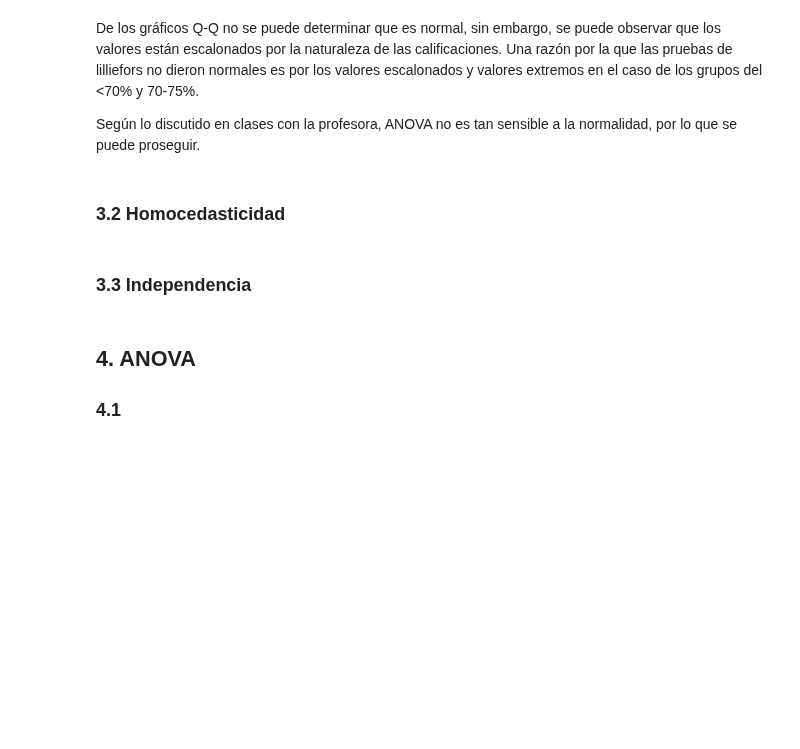
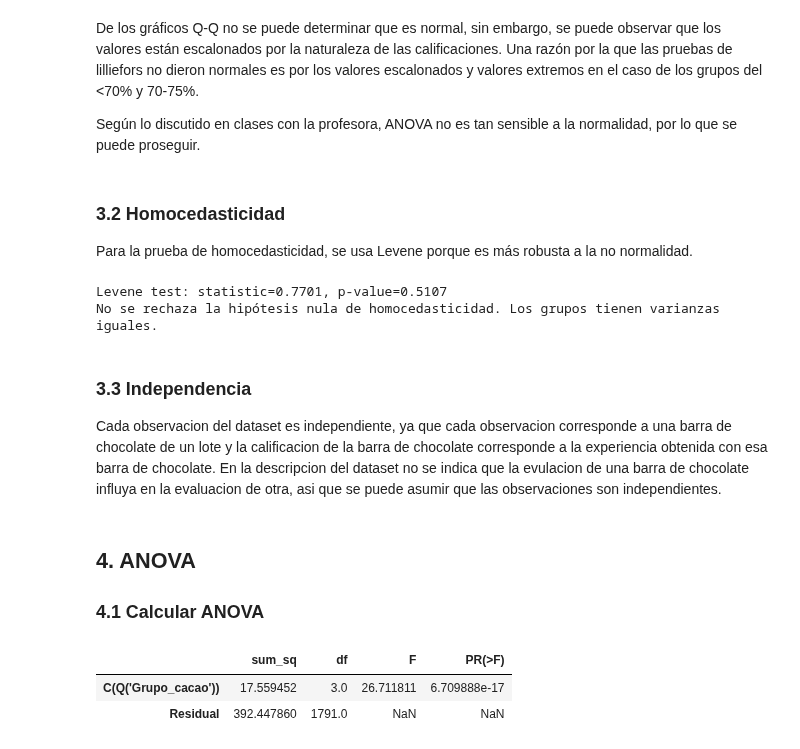
Before and after one commit to cerillo2808/Experimentos_TempName, a Jupyter notebook: AC6-ANOVA/AC6-ANOVA.ipynb, the cells around one changed output. Saved outputs shown, nothing was run; the diff lists cells and outputs as text; code cells hidden in the pictures; blank space fills up the shorter version.

Commit message:
AC6: supuestos y calculo de anova

```diff
--- a/AC6-ANOVA/AC6-ANOVA.ipynb
+++ b/AC6-ANOVA/AC6-ANOVA.ipynb
@@ -191,9 +208,45 @@ De los gráficos Q-Q no se puede determinar que es normal, sin embargo, se puede
 Según lo discutido en clases con la profesora, ANOVA no es tan sensible a la normalidad, por lo que se puede proseguir.
 # %% [markdown]
 ### 3.2 Homocedasticidad
+
+Para la prueba de homocedasticidad, se usa Levene porque es más robusta a la no normalidad.
+# %%
+# homocedasticidad con Levene con grupos
+from scipy.stats import levene
+
+levene_test = levene(grupos["<70%"], grupos["70–<75%"], grupos["75–<80%"], grupos["≥80%"])
+print(f"Levene test: statistic={levene_test.statistic:.4f}, p-value={levene_test.pvalue:.4f}")
+if levene_test.pvalue < 0.05:
+    print("Se rechaza la hipótesis nula de homocedasticidad. Los grupos no tienen varianzas iguales.")
+else:
+    print("No se rechaza la hipótesis nula de homocedasticidad. Los grupos tienen varianzas iguales.")
+# %% [output]
+Levene test: statistic=0.7701, p-value=0.5107
+No se rechaza la hipótesis nula de homocedasticidad. Los grupos tienen varianzas iguales.
 # %% [markdown]
 ### 3.3 Independencia
+
+Cada observacion del dataset es independiente, ya que cada observacion corresponde a una barra de chocolate de un lote y la calificacion de la barra de chocolate corresponde a la experiencia obtenida con esa barra de chocolate. En la descripcion del dataset no se indica que la evulacion de una barra de chocolate influya en la evaluacion de otra, asi que se puede asumir que las observaciones son independientes.
 # %% [markdown]
 ## 4. ANOVA
 
-### 4.1
+### 4.1 Calcular ANOVA
+# %%
+# prueba de ANOVA
+from scipy.stats import f_oneway
+import statsmodels.api as sm
+import statsmodels.formula.api as smf
+
+# modelo one-way ANOVA
+model = smf.ols(
+    "Rating ~ C(Q('Grupo_cacao'))",
+    data=datos
+).fit()
+
+anova = sm.stats.anova_lm(model, typ=2)
+
+anova
+# %% [output]
+|  | sum_sq | df | F | PR(>F) |
+| C(Q('Grupo_cacao')) | 17.559452 | 3.0 | 26.711811 | 6.709888e-17 |
+| Residual | 392.447860 | 1791.0 | NaN | NaN |
```
Also changed, not shown: parts of 2 cells of this notebook.
